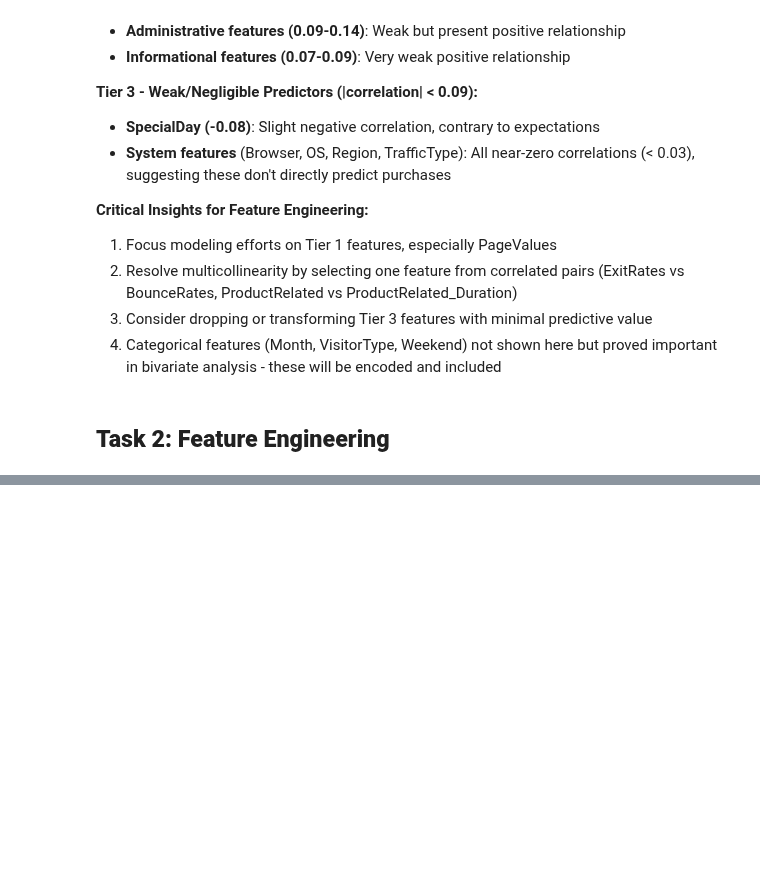
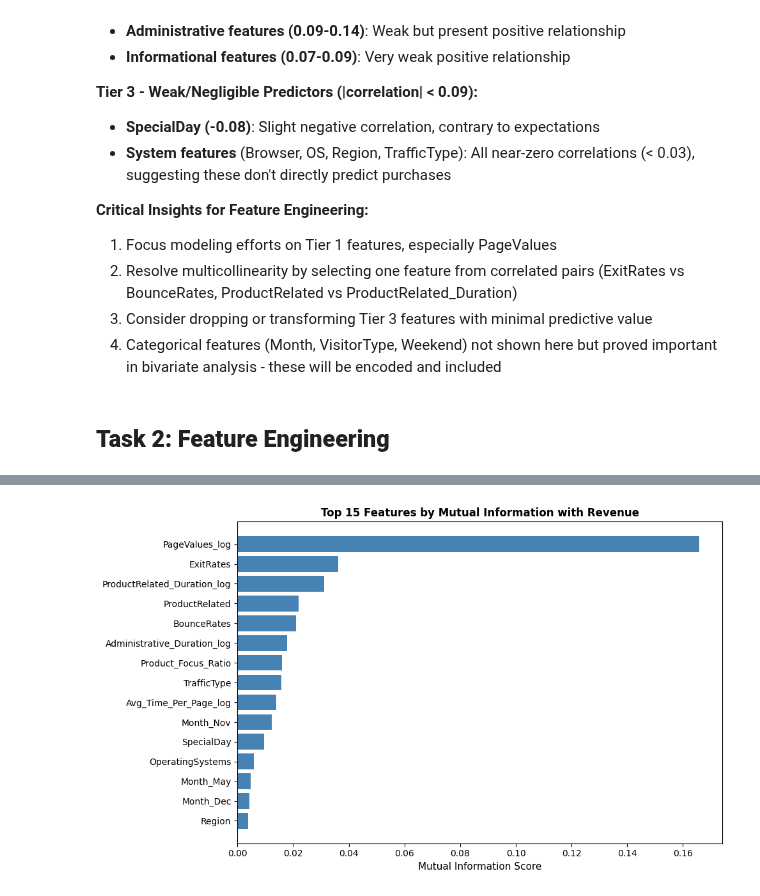
Before and after one commit to JackyDo2005/A3_PDS_RMIT, a Jupyter notebook: Assignment3.ipynb, the cells around one changed output, grey strips where cells are left out. Saved outputs shown, nothing was run; the diff lists cells and outputs as text; code cells hidden in the pictures; blank space fills up the shorter version.

Commit message:
Refine Task 2
done feature engineering

```diff
--- a/Assignment3.ipynb
+++ b/Assignment3.ipynb
@@ -2966,0 +1794,15 @@ All labels generated successfully!
+# %%
+# import required libraries
+from sklearn.model_selection import train_test_split
+from sklearn.preprocessing import StandardScaler, OneHotEncoder
+from sklearn.compose import ColumnTransformer
+from sklearn.feature_selection import VarianceThreshold, mutual_info_classif
+import numpy as np
+
+# set random seed
+RANDOM_STATE = 42
+np.random.seed(RANDOM_STATE)
+
+print("Feature Engineering Pipeline Initialized")
+print(f"Random State: {RANDOM_STATE}")
+print(f"Starting dataset shape: {df_clean.shape}")
@@ -2966,0 +2224,16 @@ All labels generated successfully!
+# %%
+# compute mutual information scores on training data
+mi_scores = mutual_info_classif(X_train_filtered, y_train, random_state=RANDOM_STATE, n_neighbors=5)
+
+# create feature importance dataframe
+mi_df = pd.DataFrame({
+    'Feature': features_to_keep,
+    'MI_Score': mi_scores
+}).sort_values(by='MI_Score', ascending=False)
+
+print("Mutual Information Feature Importance (Top 15):")
+print("="*70)
+print(mi_df.head(15).to_string(index=False))
+print(f"\nTotal features analyzed: {len(features_to_keep)}")
+print(f"Mean MI Score: {mi_scores.mean():.4f}")
+print(f"Std MI Score: {mi_scores.std():.4f}")
@@ -2966,0 +2258,15 @@ All labels generated successfully!
+# %%
+# visualize top features by mutual information
+top_n = 15
+top_mi_features = mi_df.head(top_n)
+
+plt.figure(figsize=(10, 6))
+plt.barh(range(len(top_mi_features)), top_mi_features['MI_Score'], color='steelblue')
+plt.yticks(range(len(top_mi_features)), top_mi_features['Feature'])
+plt.xlabel('Mutual Information Score', fontsize=11)
+plt.title(f'Top {top_n} Features by Mutual Information with Revenue', fontsize=12, fontweight='bold')
+plt.gca().invert_yaxis()
+plt.tight_layout()
+plt.show()
+# %% [output]
+[figure, added]
```
Also changed, not shown: parts of 88 cells of this notebook, 3 other files.
